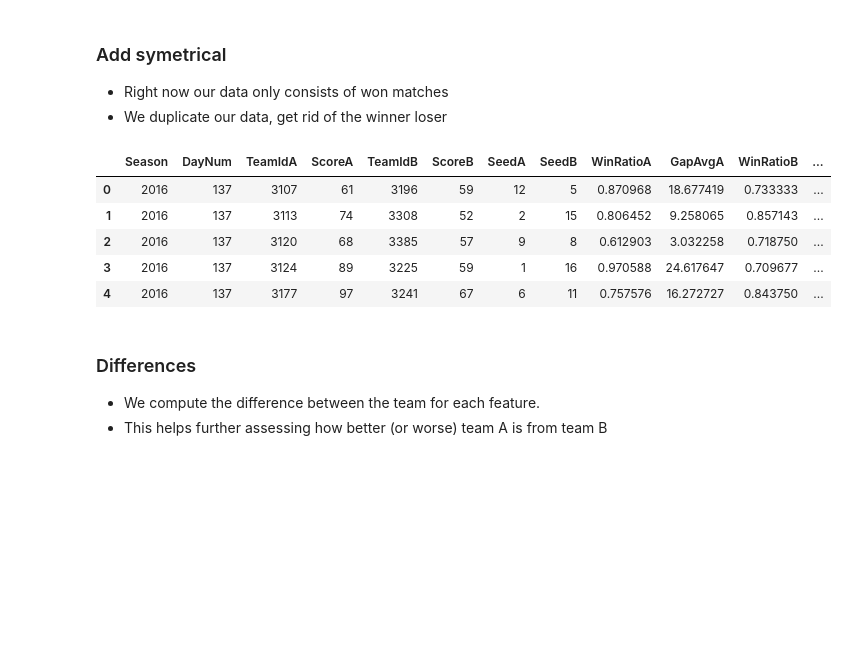
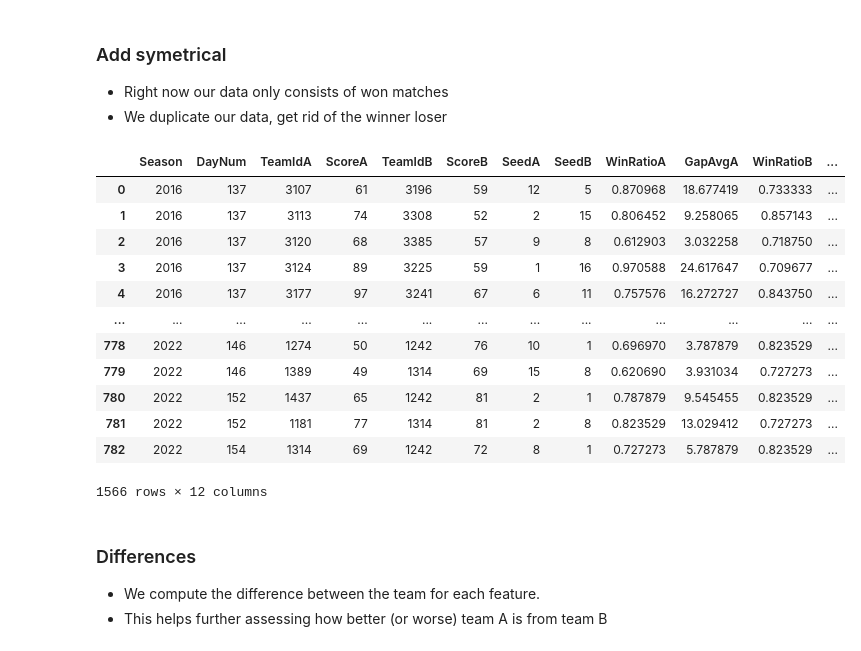
Before and after one commit to YTW0415/Kaggle_Basketball, a Jupyter notebook: Kaggle_basket_20230301.ipynb, the cells around one changed output. Cells and saved outputs as stored; diff of their text form; code cells hidden in the pictures; blank space fills up the shorter version.

```diff
--- a/Kaggle_basket_20230301.ipynb
+++ b/Kaggle_basket_20230301.ipynb
@@ -317,14 +404,21 @@ def add_loosing_matches(df):
 # %%
 df = add_loosing_matches(df)
 # %%
-df.head()
+df
 # %% [output]
 |  | Season | DayNum | TeamIdA | ScoreA | TeamIdB | ScoreB | SeedA | SeedB | WinRatioA | GapAvgA | WinRatioB | ... |
 | 0 | 2016 | 137 | 3107 | 61 | 3196 | 59 | 12 | 5 | 0.870968 | 18.677419 | 0.733333 | ... |
 | 1 | 2016 | 137 | 3113 | 74 | 3308 | 52 | 2 | 15 | 0.806452 | 9.258065 | 0.857143 | ... |
 | 2 | 2016 | 137 | 3120 | 68 | 3385 | 57 | 9 | 8 | 0.612903 | 3.032258 | 0.718750 | ... |
 | 3 | 2016 | 137 | 3124 | 89 | 3225 | 59 | 1 | 16 | 0.970588 | 24.617647 | 0.709677 | ... |
 | 4 | 2016 | 137 | 3177 | 97 | 3241 | 67 | 6 | 11 | 0.757576 | 16.272727 | 0.843750 | ... |
+| ... | ... | ... | ... | ... | ... | ... | ... | ... | ... | ... | ... | ... |
+| 778 | 2022 | 146 | 1274 | 50 | 1242 | 76 | 10 | 1 | 0.696970 | 3.787879 | 0.823529 | ... |
+| 779 | 2022 | 146 | 1389 | 49 | 1314 | 69 | 15 | 8 | 0.620690 | 3.931034 | 0.727273 | ... |
+| 780 | 2022 | 152 | 1437 | 65 | 1242 | 81 | 2 | 1 | 0.787879 | 9.545455 | 0.823529 | ... |
+| 781 | 2022 | 152 | 1181 | 77 | 1314 | 81 | 2 | 8 | 0.823529 | 13.029412 | 0.727273 | ... |
+| 782 | 2022 | 154 | 1314 | 69 | 1242 | 72 | 8 | 1 | 0.727273 | 5.787879 | 0.823529 | ... |
+1566 rows × 12 columns
 # %% [markdown]
 ### Differences
 - We compute the difference between the team for each feature.
```
Also changed, not shown: parts of 38 cells of this notebook.
